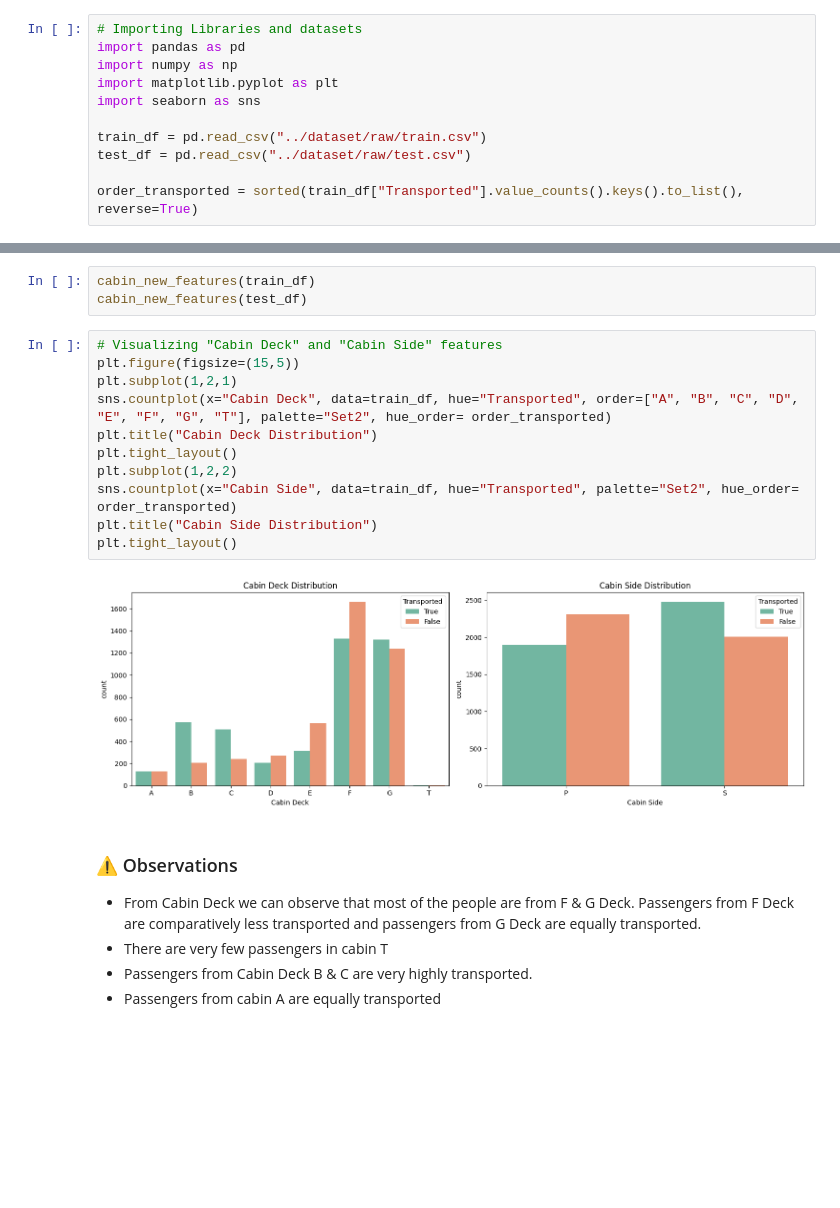
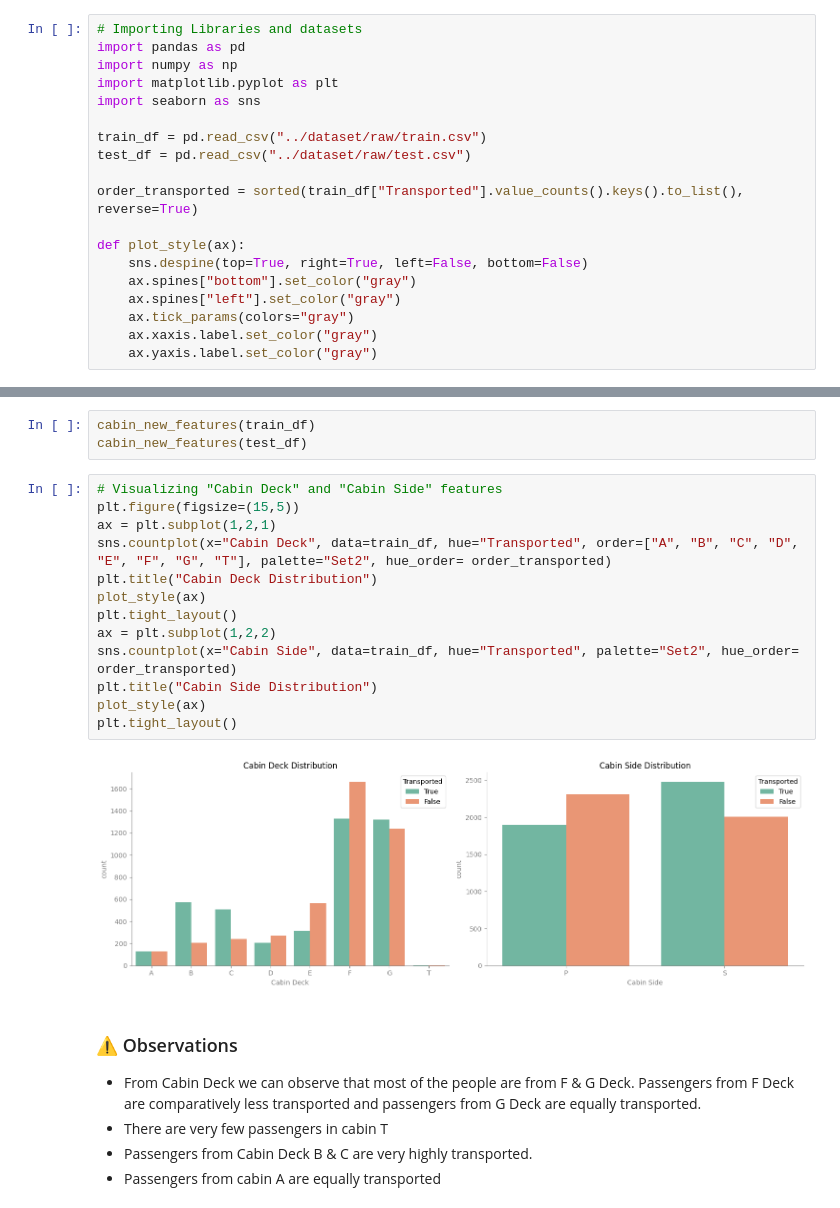
Before and after one commit to just-juanma/Spaceship-Titanic, a Jupyter notebook: notebooks/FeatureEngineering.ipynb, the cells around one changed output, grey strips where cells are left out. Drawn from its saved outputs; the diff is of its cells as text; blank space fills up the shorter version.

```diff
--- a/notebooks/FeatureEngineering.ipynb
+++ b/notebooks/FeatureEngineering.ipynb
@@ -9,6 +9,14 @@ train_df = pd.read_csv("../dataset/raw/train.csv")
 test_df = pd.read_csv("../dataset/raw/test.csv")
 
 order_transported = sorted(train_df["Transported"].value_counts().keys().to_list(), reverse=True)
+
+def plot_style(ax):
+    sns.despine(top=True, right=True, left=False, bottom=False)
+    ax.spines["bottom"].set_color("gray")
+    ax.spines["left"].set_color("gray")
+    ax.tick_params(colors="gray")
+    ax.xaxis.label.set_color("gray")
+    ax.yaxis.label.set_color("gray")
 # %%
 # Creating a new feature from 'PassengerId' feature
 train_df["PassengerId"].head().to_frame()
@@ -105,16 +115,18 @@ cabin_new_features(test_df)
 # %%
 # Visualizing "Cabin Deck" and "Cabin Side" features
 plt.figure(figsize=(15,5))
-plt.subplot(1,2,1)
+ax = plt.subplot(1,2,1)
 sns.countplot(x="Cabin Deck", data=train_df, hue="Transported", order=["A", "B", "C", "D", "E", "F", "G", "T"], palette="Set2", hue_order= order_transported)
 plt.title("Cabin Deck Distribution")
+plot_style(ax)
 plt.tight_layout()
-plt.subplot(1,2,2)
+ax = plt.subplot(1,2,2)
 sns.countplot(x="Cabin Side", data=train_df, hue="Transported", palette="Set2", hue_order= order_transported)
 plt.title("Cabin Side Distribution")
+plot_style(ax)
 plt.tight_layout()
 # %% [output]
-[figure, old version]
+[figure, new version]
 # %% [markdown]
 ### ⚠ Observations
 * From Cabin Deck we can observe that most of the people are from F & G Deck. Passengers from F Deck are comparatively less transported and passengers from G Deck are equally transported.
```
Also changed, not shown: parts of 16 cells of this notebook.
